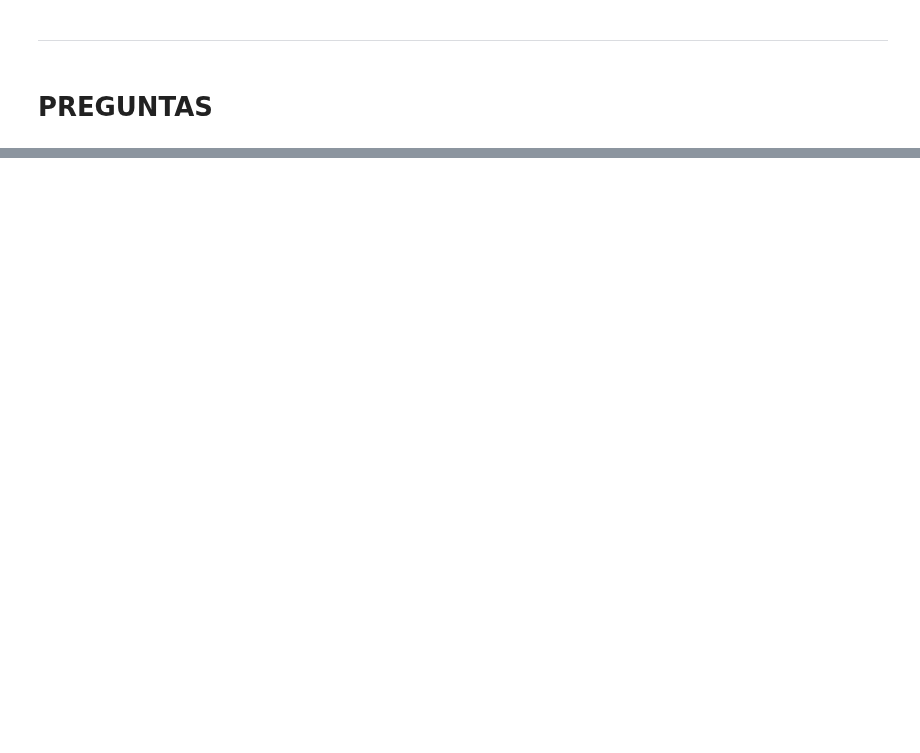
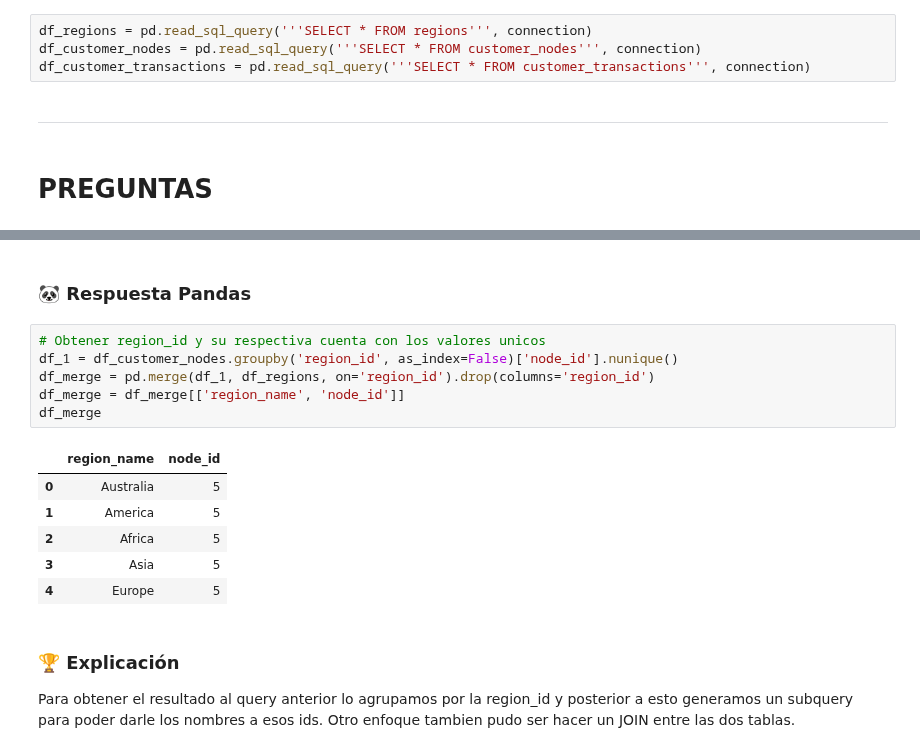
Before and after one commit to LLAES07/SQL_DESAFIO, a Jupyter notebook: Caso_4/Caso_4.ipynb, the cells around one changed output, grey strips where cells are left out. Drawn from its saved outputs; the diff is of its cells as text; blank space fills up the shorter version.

```diff
--- a/Caso_4/Caso_4.ipynb
+++ b/Caso_4/Caso_4.ipynb
@@ -9535,3 +9537,7 @@ verifica_tabla('customer_transactions')
+# %%
+df_regions = pd.read_sql_query('''SELECT * FROM regions''', connection)
+df_customer_nodes = pd.read_sql_query('''SELECT * FROM customer_nodes''', connection)
+df_customer_transactions = pd.read_sql_query('''SELECT * FROM customer_transactions''', connection)
 # %% [markdown]
 ---
 # %% [markdown]
@@ -9538,0 +9609,19 @@ verifica_tabla('customer_transactions')
+# %% [markdown]
+### 🐼 **Respuesta Pandas**
+# %%
+# Obtener region_id y su respectiva cuenta con los valores unicos
+df_1 = df_customer_nodes.groupby('region_id', as_index=False)['node_id'].nunique()
+df_merge = pd.merge(df_1, df_regions, on='region_id').drop(columns='region_id')
+df_merge = df_merge[['region_name', 'node_id']]
+df_merge
+# %% [output]
+|  | region_name | node_id |
+| 0 | Australia | 5 |
+| 1 | America | 5 |
+| 2 | Africa | 5 |
+| 3 | Asia | 5 |
+| 4 | Europe | 5 |
+# %% [markdown]
+### 🏆 **Explicación**
+
+Para obtener el resultado al query anterior lo agrupamos por la region_id y posterior a esto generamos un subquery para poder darle los nombres a esos ids. Otro enfoque tambien pudo ser hacer un JOIN entre las dos tablas.
```
Also changed, not shown: parts of 13 cells of this notebook.
